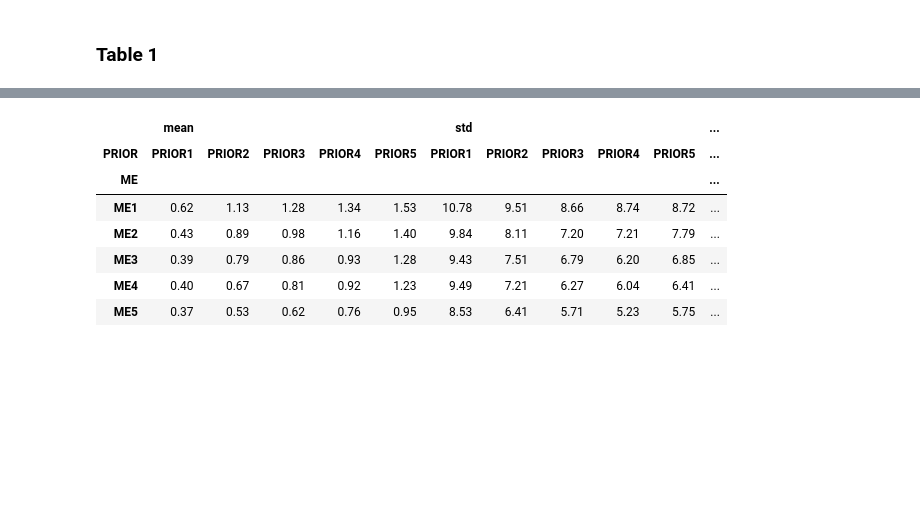
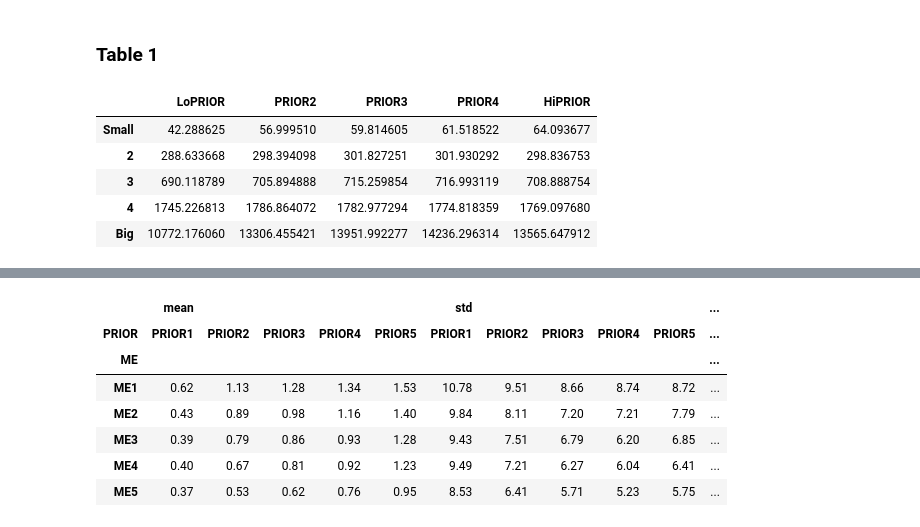
Before and after one commit to andreas-eklundh/Asset_allocation, a Jupyter notebook: Task_2_check.ipynb, the cells around one changed output, grey strips where cells are left out. Cells and saved outputs as stored; diff of their text form; code cells hidden in the pictures; blank space fills up the shorter version.

```diff
--- a/Task_2_check.ipynb
+++ b/Task_2_check.ipynb
@@ -44,4 +38,24 @@ MOMexp = MOMexp[["Date","Mkt-RF", "SMB", "MOM"]]
 ## Constructing equivalent table 1 and 2
 # %% [markdown]
 ### Table 1
+# %%
+pf_25_afs = pd.read_csv("Data_clean/25_Portfolios_ME_Prior_12_2_afs.csv")
+pf_25_nf = pd.read_csv("Data_clean/25_Portfolios_ME_Prior_12_2_nf.csv")
+pf_25_afs.set_index("Date", inplace = True)
+pf_25_nf.set_index("Date", inplace = True)
+# %%
+mean_firm_size = pf_25_afs.mean()
+average_of_annual_averages_matrix = mean_firm_size.values.reshape(5, 5)
+# %%
+size_labels = ['Small', '2', '3', '4', 'Big']
+prior_return_labels = ['LoPRIOR', 'PRIOR2', 'PRIOR3', 'PRIOR4', 'HiPRIOR']
+average_firm_size_df = pd.DataFrame(average_of_annual_averages_matrix, index=size_labels, columns=prior_return_labels)
+average_firm_size_df
+# %% [output]
+|  | LoPRIOR | PRIOR2 | PRIOR3 | PRIOR4 | HiPRIOR |
+| Small | 42.288625 | 56.999510 | 59.814605 | 61.518522 | 64.093677 |
+| 2 | 288.633668 | 298.394098 | 301.827251 | 301.930292 | 298.836753 |
+| 3 | 690.118789 | 705.894888 | 715.259854 | 716.993119 | 708.888754 |
+| 4 | 1745.226813 | 1786.864072 | 1782.977294 | 1774.818359 | 1769.097680 |
+| Big | 10772.176060 | 13306.455421 | 13951.992277 | 14236.296314 | 13565.647912 |
 # %% [markdown]
```
Also changed, not shown: parts of 9 cells of this notebook, 4 other files.
